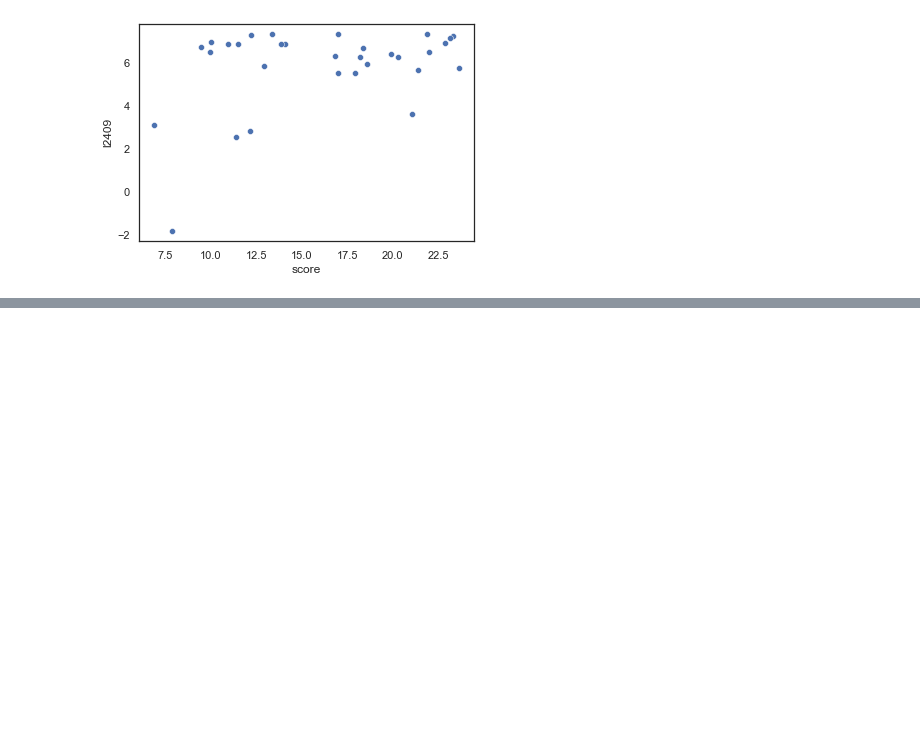
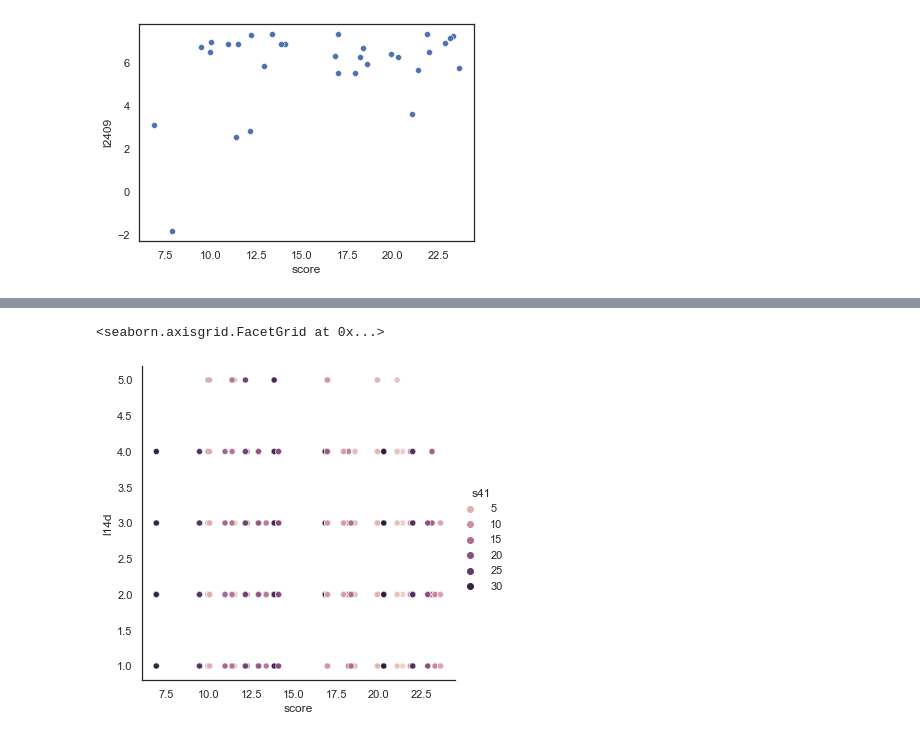
Before and after one commit to wrynearson/china-water, a Jupyter notebook: src/Thesis.ipynb, the cells around one changed output, grey strips where cells are left out. Saved outputs shown, nothing was run; the diff lists cells and outputs as text; code cells hidden in the pictures; blank space fills up the shorter version.

Commit message:
Linked wq score to individual cgss responses, added MANOVA

```diff
--- a/src/Thesis.ipynb
+++ b/src/Thesis.ipynb
@@ -614,0 +627,4 @@ sns.scatterplot(
+# %%
+cgss_wq_strict = cgss_wq[['s41','l14d','l2409','score']]
+cgss_wq_strict_clean = cgss_wq_strict.dropna()
+cgss_wq_strict_clean
@@ -614,0 +647,8 @@ sns.scatterplot(
+# %%
+wq_str_clean = cgss_wq_strict_clean[
+    (cgss_wq_strict_clean.l14d > 0)
+     & (cgss_wq_strict_clean.l14d < 6)
+     & (cgss_wq_strict_clean.l2409 > 0)
+     & (cgss_wq_strict_clean.l2409 < 3)
+    ]
+wq_str_clean
@@ -614,0 +690,10 @@ sns.scatterplot(
+# %%
+sns.relplot(
+    data=wq_str_clean,
+    x='score',
+    y='l14d',
+    hue='s41'
+)
+# %% [output]
+<seaborn.axisgrid.FacetGrid at 0x...>
+[figure, added]
```
Also changed, not shown: parts of 12 cells of this notebook.
